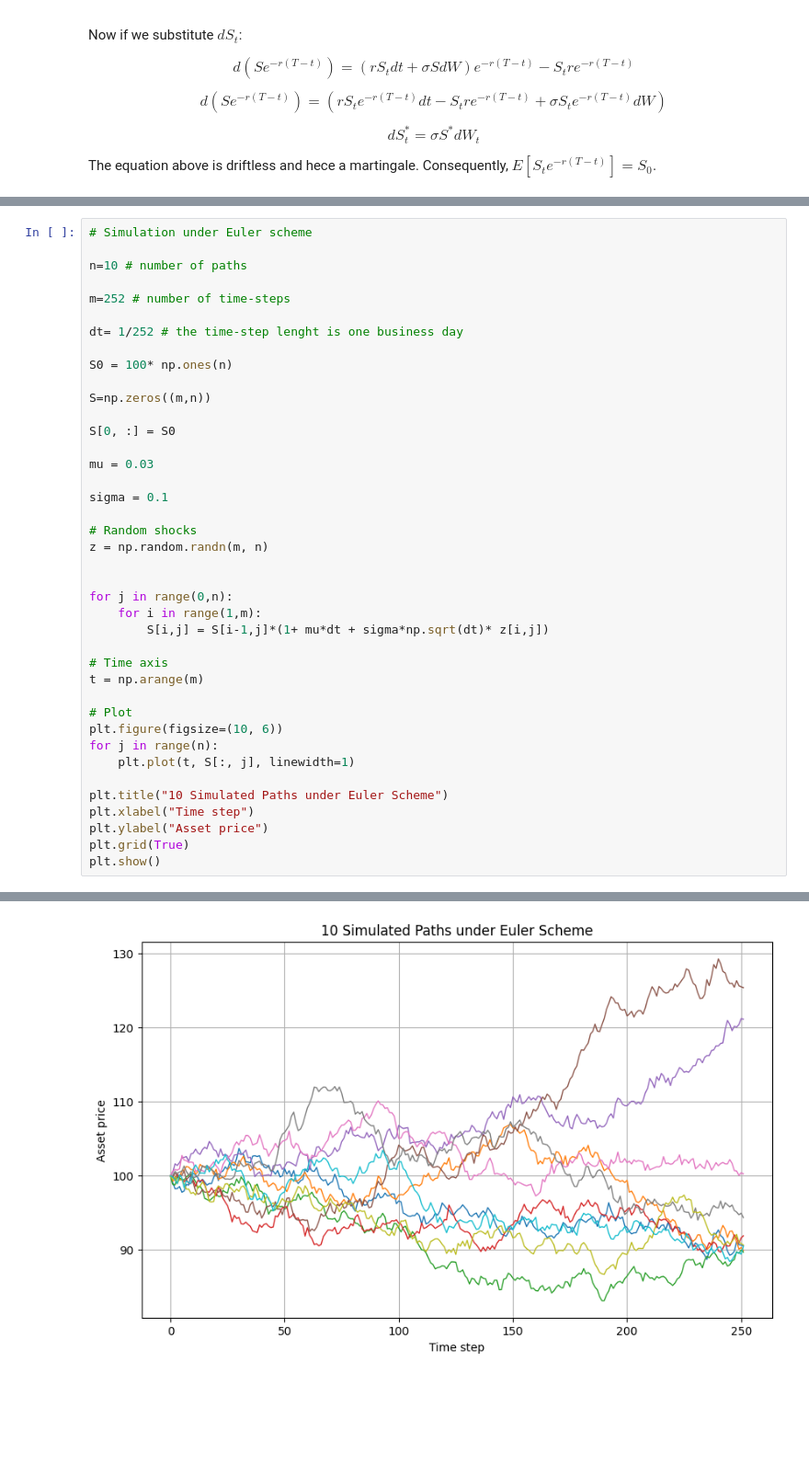
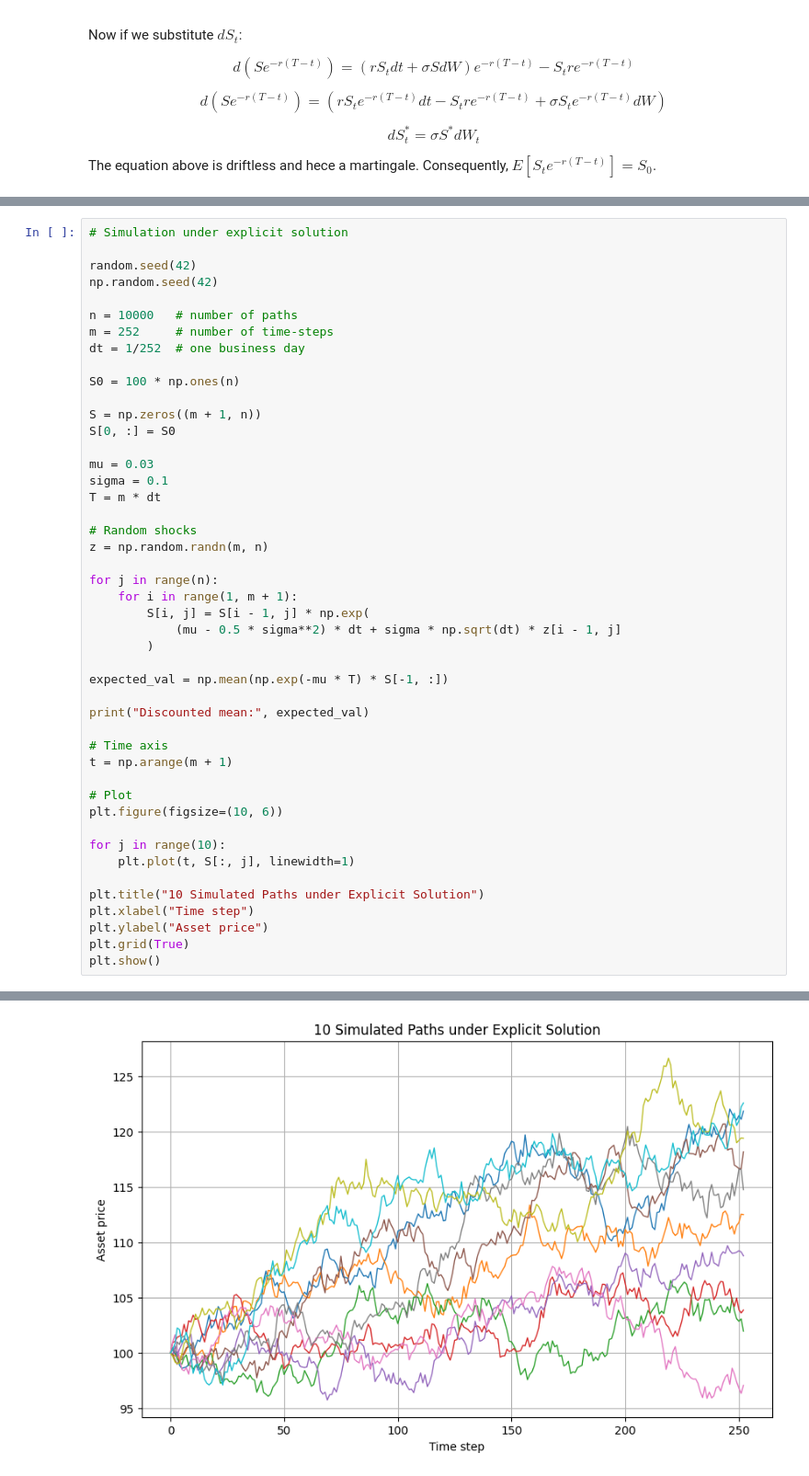
Before and after one commit to macontreras04/cpf, a Jupyter notebook: Exam2.ipynb, the cells around one changed output, grey strips where cells are left out. Shown at 92% size. Drawn from its saved outputs; the diff is of its cells as text; blank space fills up the shorter version.

```diff
--- a/Exam2.ipynb
+++ b/Exam2.ipynb
@@ -68,39 +181,45 @@ The equation above is driftless and hece a martingale. Consequently, $E[S_{t} e^
 # %%
-# Simulation under Euler scheme
+# Simulation under explicit solution
 
-n=10 # number of paths
+random.seed(42)
+np.random.seed(42)
 
-m=252 # number of time-steps
+n = 10000   # number of paths
+m = 252     # number of time-steps
+dt = 1/252  # one business day
 
-dt= 1/252 # the time-step lenght is one business day
+S0 = 100 * np.ones(n)
 
-S0 = 100* np.ones(n)
-
-S=np.zeros((m,n))
-
+S = np.zeros((m + 1, n))
 S[0, :] = S0
 
 mu = 0.03
-
 sigma = 0.1
+T = m * dt
 
 # Random shocks
 z = np.random.randn(m, n)
 
+for j in range(n):
+    for i in range(1, m + 1):
+        S[i, j] = S[i - 1, j] * np.exp(
+            (mu - 0.5 * sigma**2) * dt + sigma * np.sqrt(dt) * z[i - 1, j]
+        )
 
-for j in range(0,n):
-    for i in range(1,m):
-        S[i,j] = S[i-1,j]*(1+ mu*dt + sigma*np.sqrt(dt)* z[i,j])
+expected_val = np.mean(np.exp(-mu * T) * S[-1, :])
+
+print("Discounted mean:", expected_val)
 
 # Time axis
-t = np.arange(m)
+t = np.arange(m + 1)
 
 # Plot
 plt.figure(figsize=(10, 6))
-for j in range(n):
+
+for j in range(10):
     plt.plot(t, S[:, j], linewidth=1)
 
-plt.title("10 Simulated Paths under Euler Scheme")
+plt.title("10 Simulated Paths under Explicit Solution")
 plt.xlabel("Time step")
 plt.ylabel("Asset price")
 plt.grid(True)
@@ -109 +229 @@ plt.show()
-[figure, old version]
+[figure, new version]
```
Also changed, not shown: parts of 7 cells of this notebook.
